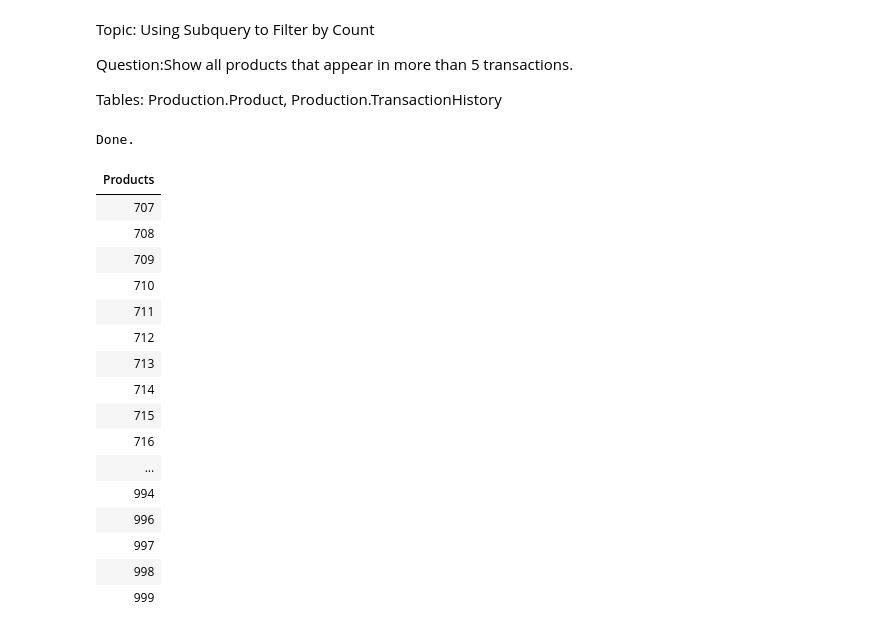
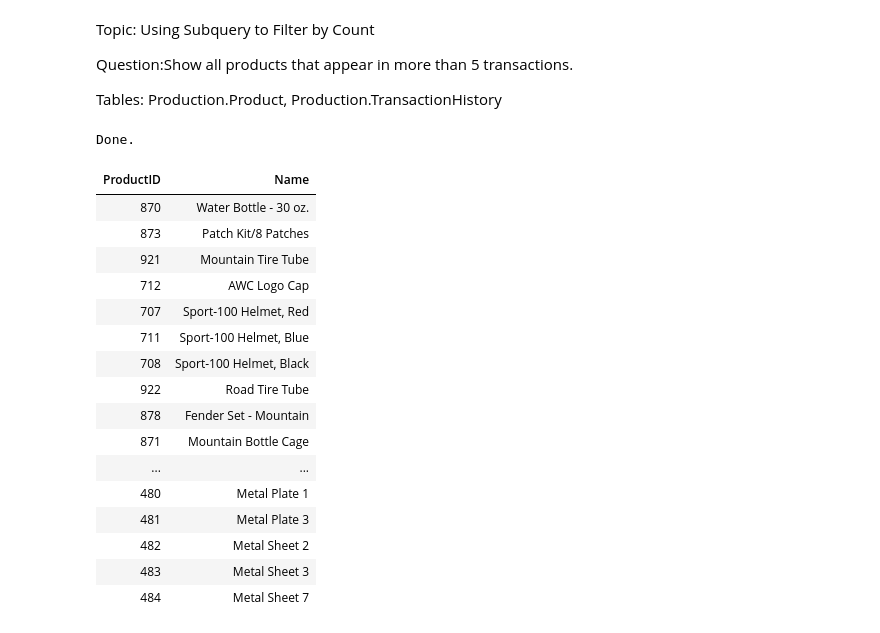
Before and after one commit to stephandoh/adventureworks2019-sql-tutorials, a Jupyter notebook: Subqueries.ipynb, the cells around one changed output. Cells and saved outputs as stored; diff of their text form; code cells hidden in the pictures.

```diff
--- a/Subqueries.ipynb
+++ b/Subqueries.ipynb
@@ -482,33 +482,29 @@ Tables: Production.Product, Production.TransactionHistory
 # %%
 %%sql
 
-SELECT
-	Products
-FROM
-	(
-		SELECT
-			[ProductID] Products,
-			COUNT([SalesOrderID]) NumberofTransactions
-		FROM [Sales].[SalesOrderDetail]
-		GROUP BY [ProductID]
-		HAVING COUNT([SalesOrderID]) > 1
-	)AS ProductCount
+SELECT p.ProductID, p.Name
+FROM Production.Product p
+JOIN Production.TransactionHistory th
+    ON p.ProductID = th.ProductID
+GROUP BY p.ProductID, p.Name
+HAVING COUNT(*) > 5
+ORDER BY COUNT(*) DESC;
 # %% [output]
 Done.
-| Products |
-| 707 |
-| 708 |
-| 709 |
-| 710 |
-| 711 |
-| 712 |
-| 713 |
-| 714 |
-| 715 |
-| 716 |
-| ... |
-| 994 |
-| 996 |
-| 997 |
-| 998 |
-| 999 |
+| ProductID | Name |
+| 870 | Water Bottle - 30 oz. |
+| 873 | Patch Kit/8 Patches |
+| 921 | Mountain Tire Tube |
+| 712 | AWC Logo Cap |
+| 707 | Sport-100 Helmet, Red |
+| 711 | Sport-100 Helmet, Blue |
+| 708 | Sport-100 Helmet, Black |
+| 922 | Road Tire Tube |
+| 878 | Fender Set - Mountain |
+| 871 | Mountain Bottle Cage |
+| ... | ... |
+| 480 | Metal Plate 1 |
+| 481 | Metal Plate 3 |
+| 482 | Metal Sheet 2 |
+| 483 | Metal Sheet 3 |
+| 484 | Metal Sheet 7 |
```
Also changed, not shown: parts of 2 cells of this notebook.
